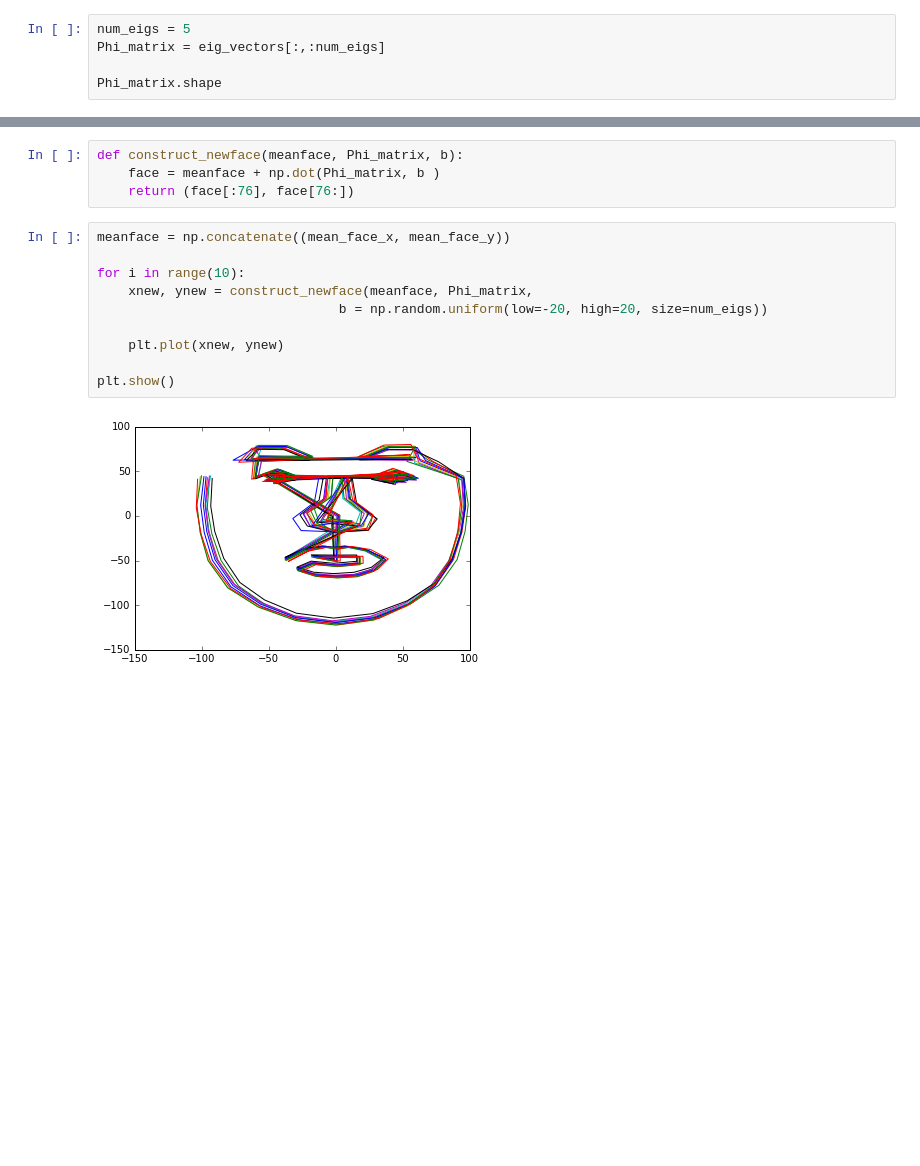
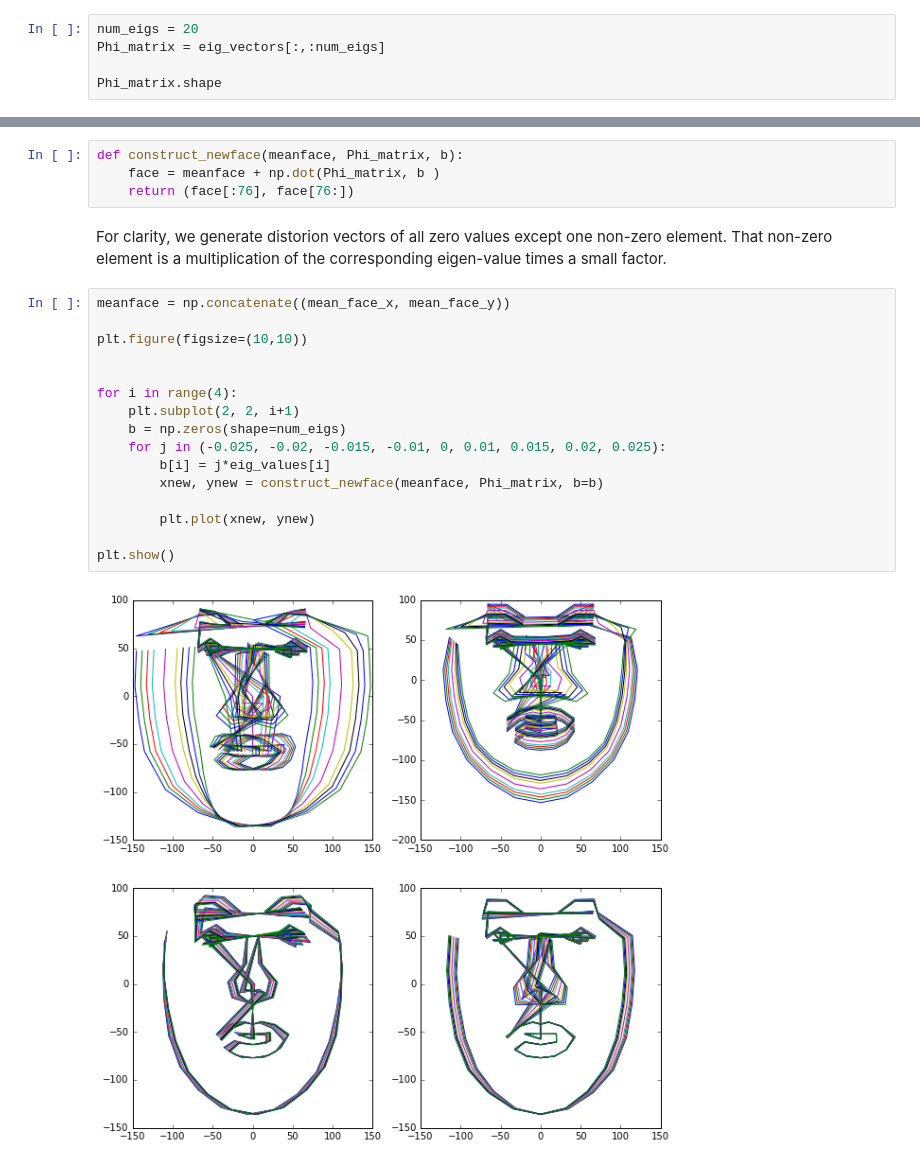
Before and after one commit to vmirly/DataScience, a Jupyter notebook: notebooks/computer-vision/face-landmarks.ipynb, the cells around one changed output, grey strips where cells are left out. Cells and saved outputs as stored; diff of their text form; blank space fills up the shorter version.

```diff
--- a/notebooks/computer-vision/face-landmarks.ipynb
+++ b/notebooks/computer-vision/face-landmarks.ipynb
@@ -100,5 +155,5 @@ plt.plot(eig_values)
 # %%
-num_eigs = 5
+num_eigs = 20
 Phi_matrix = eig_vectors[:,:num_eigs]
 
 Phi_matrix.shape
@@ -108,15 +169,23 @@ Phi_matrix.shape
 def construct_newface(meanface, Phi_matrix, b):
     face = meanface + np.dot(Phi_matrix, b )
     return (face[:76], face[76:])
-# %%
-meanface = np.concatenate((mean_face_x, mean_face_y))
-
-for i in range(10):
-    xnew, ynew = construct_newface(meanface, Phi_matrix,
-                               b = np.random.uniform(low=-20, high=20, size=num_eigs))
-
-    plt.plot(xnew, ynew)
-
-plt.show()
-# %% [output]
-[figure, removed]
+# %% [markdown]
+For clarity, we generate distorion vectors of all zero values except one non-zero element. That non-zero element is a multiplication of the corresponding eigen-value times a small factor.
+# %%
+meanface = np.concatenate((mean_face_x, mean_face_y))
+
+plt.figure(figsize=(10,10))
+
+
+for i in range(4):
+    plt.subplot(2, 2, i+1)
+    b = np.zeros(shape=num_eigs)
+    for j in (-0.025, -0.02, -0.015, -0.01, 0, 0.01, 0.015, 0.02, 0.025):
+        b[i] = j*eig_values[i]
+        xnew, ynew = construct_newface(meanface, Phi_matrix, b=b)
+
+        plt.plot(xnew, ynew)
+
+plt.show()
+# %% [output]
+[figure, added]
```
Also changed, not shown: parts of 23 cells of this notebook.
